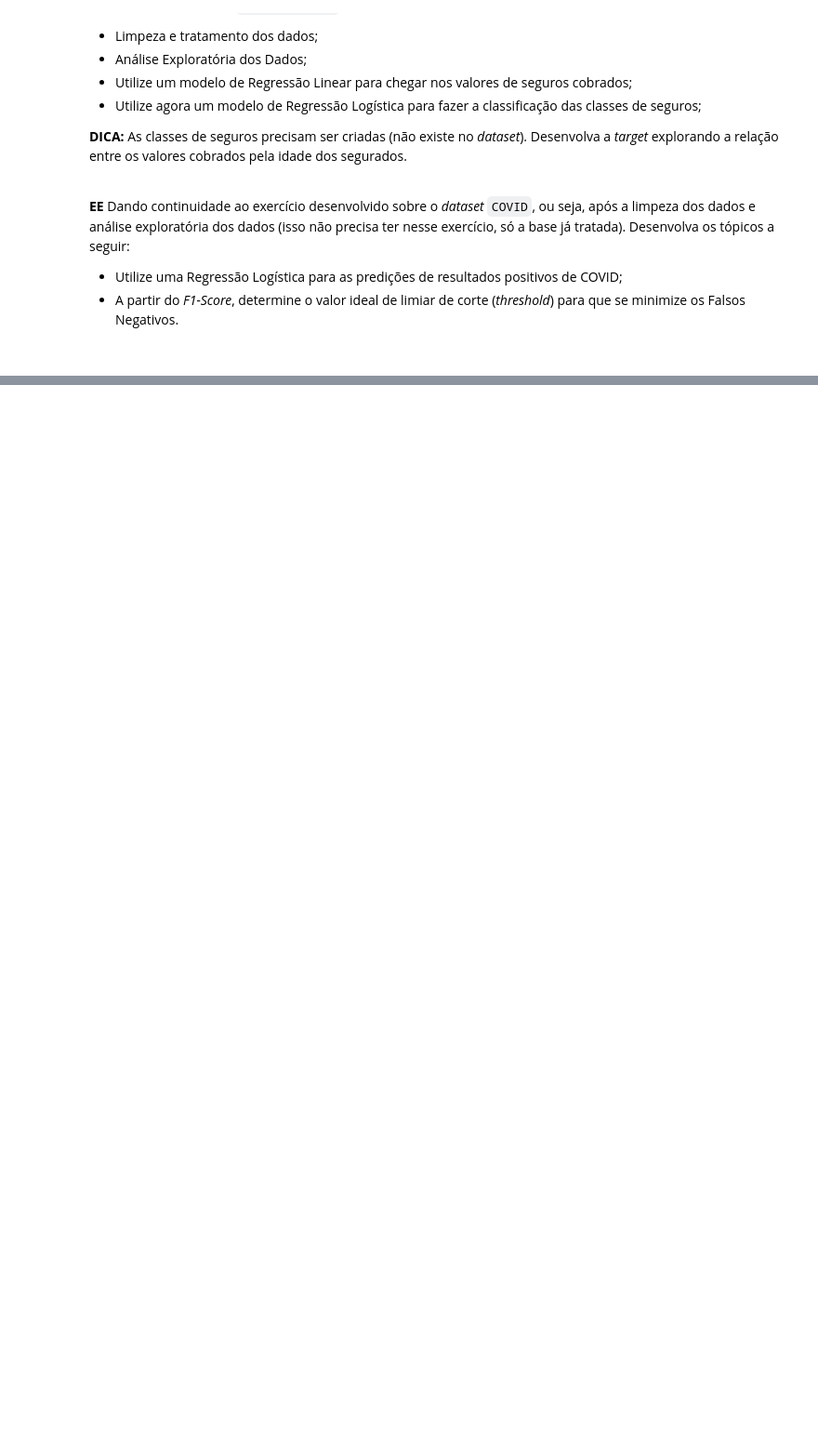
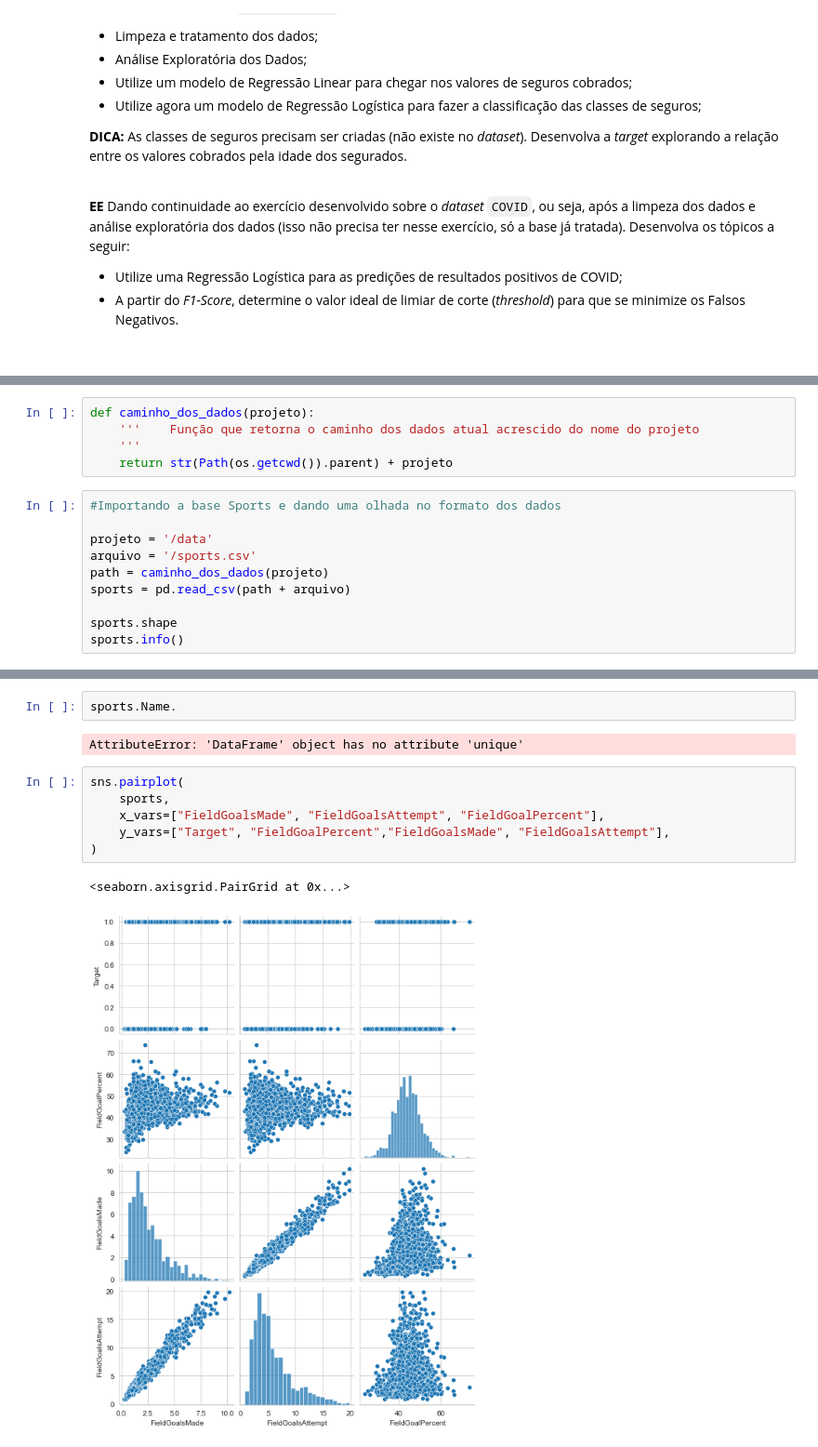
Before and after one commit to Moc967/letscode-desenvolvedados-estatistica, a Jupyter notebook: Estatistica II/src/L1 - Exercícios.ipynb, the cells around one changed output, grey strips where cells are left out. Shown at 93% size. Cells and saved outputs as stored; diff of their text form; blank space fills up the shorter version.

```diff
--- a/Estatistica II/src/L1 - Exercícios.ipynb
+++ b/Estatistica II/src/L1 - Exercícios.ipynb
@@ -82,0 +66,15 @@ array([0.92208702, 0.43608301, 0.8726514 , 0.92061065, 0.00624604,
+# %%
+def caminho_dos_dados(projeto):
+    '''    Função que retorna o caminho dos dados atual acrescido do nome do projeto
+    '''
+    return str(Path(os.getcwd()).parent) + projeto
+# %%
+#Importando a base Sports e dando uma olhada no formato dos dados
+
+projeto = '/data'
+arquivo = '/sports.csv'
+path = caminho_dos_dados(projeto)
+sports = pd.read_csv(path + arquivo)
+
+sports.shape
+sports.info()
@@ -82,0 +178,13 @@ array([0.92208702, 0.43608301, 0.8726514 , 0.92061065, 0.00624604,
+# %%
+sports.Name.
+# %% [output]
+AttributeError: 'DataFrame' object has no attribute 'unique'
+# %%
+sns.pairplot(
+    sports,
+    x_vars=["FieldGoalsMade", "FieldGoalsAttempt", "FieldGoalPercent"],
+    y_vars=["Target", "FieldGoalPercent","FieldGoalsMade", "FieldGoalsAttempt"],
+)
+# %% [output]
+<seaborn.axisgrid.PairGrid at 0x...>
+[figure, added]
```
Also changed, not shown: parts of 11 cells of this notebook.
